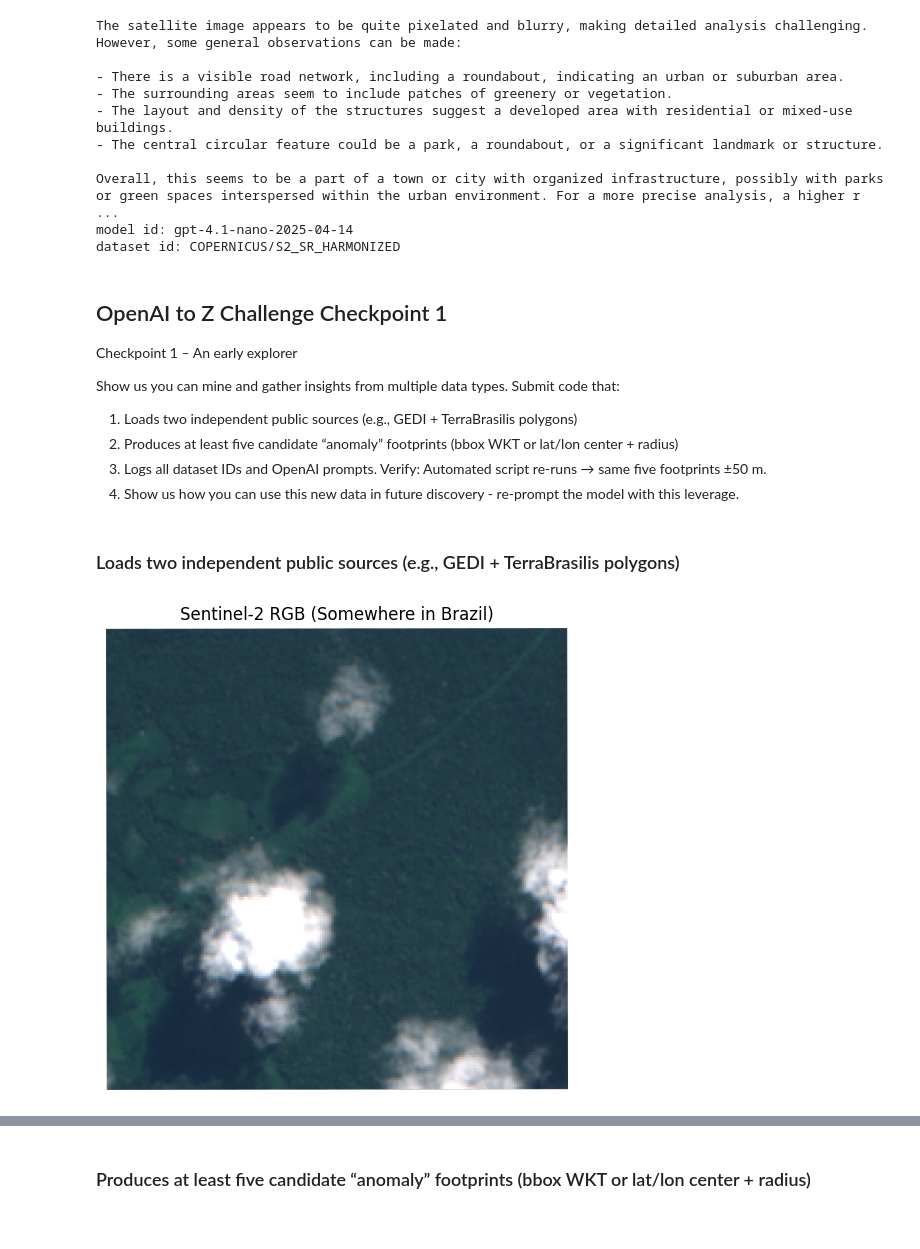
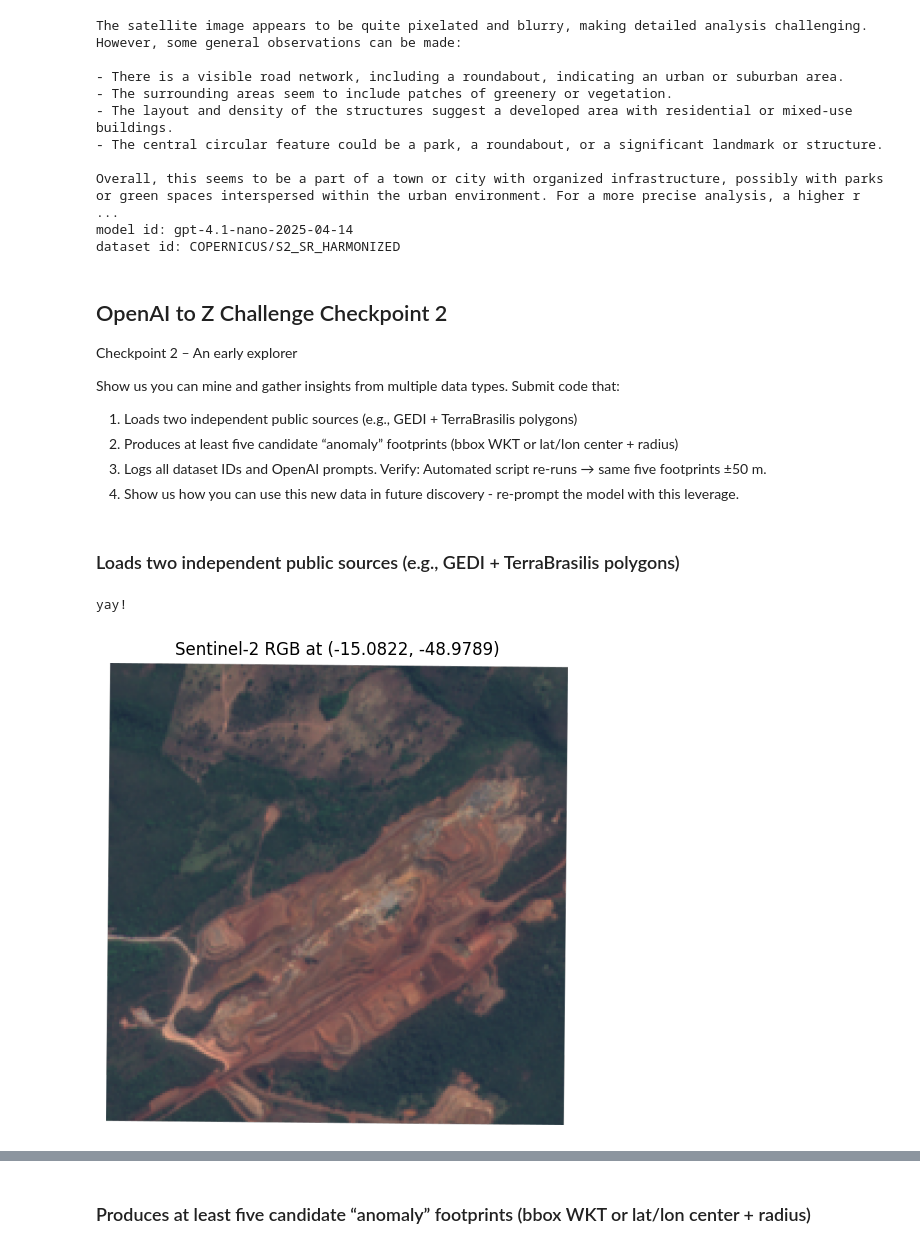
Before and after one commit to koehlepe/openai-to-z-challenge, a Jupyter notebook: 01-checkpoint-1.ipynb, the cells around one changed output, grey strips where cells are left out. Drawn from its saved outputs; the diff is of its cells as text; code cells hidden in the pictures.

Commit message:
Kaggle Notebook | OpenAI to Z Challenge Checkpoint 1 | Version 1

```diff
--- a/01-checkpoint-1.ipynb
+++ b/01-checkpoint-1.ipynb
@@ -148,9 +222,9 @@ Overall, this seems to be a part of a town or city with organized infrastructure
 model id: gpt-4.1-nano-2025-04-14
 dataset id: COPERNICUS/S2_SR_HARMONIZED
 # %% [markdown]
-## OpenAI to Z Challenge Checkpoint 1
+## OpenAI to Z Challenge Checkpoint 2
 
-Checkpoint 1 – An early explorer
+Checkpoint 2 – An early explorer
 
 Show us you can mine and gather insights from multiple data types. Submit code that:
 1. Loads two independent public sources (e.g., GEDI + TerraBrasilis polygons)
@@ -161,52 +235,18 @@ footprints ±50 m.
 leverage.
 # %% [markdown]
 ### Loads two independent public sources (e.g., GEDI + TerraBrasilis polygons)
-# %%
-import ee
-import geemap
-import folium
-import matplotlib.pyplot as plt
-import numpy as np
-from PIL import Image
-import io
-
-# Step 2: Define a small area of interest (AOI)
-aoi = ee.Geometry.Point([-64.7477, -3.4863])  # Somewhere in Brazil
-region = aoi.buffer(1000).bounds()  # ~1km box
-image_dataset_id = "COPERNICUS/S2_HARMONIZED"
-
-
-# Step 3: Load Sentinel-2 surface reflectance image collection
-image = (ee.ImageCollection(image_dataset_id)
-         .filterBounds(region)
-         .filterDate("2022-06-01", "2022-06-30")
-         .filter(ee.Filter.lt('CLOUDY_PIXEL_PERCENTAGE', 10))
-         .first()
-         .clip(region))
-
-# Step 4: Select bands for RGB and visualize
-rgb_bands = ['B4', 'B3', 'B2']  # Red, Green, Blue
-
-# Export a thumbnail image (low-res preview) as a BytesIO object
-rgb_image = image.select(rgb_bands).visualize(min=0, max=3000)
-
-# Download thumbnail (1024px max side length)
-url = rgb_image.getThumbURL({
-    'region': region,
-    'dimensions': 1024,
-    'format': 'png'
-})
-
-# Fetch and display
-import requests
-response = requests.get(url)
-img = Image.open(io.BytesIO(response.content))
-
-# Display using matplotlib
-plt.figure(figsize=(6, 6))
-plt.imshow(img)
-plt.axis('off')
-plt.title("Sentinel-2 RGB (Somewhere in Brazil)")
-plt.show()
-# %% [output]
-[figure, removed]
+# %%
+import pandas as pd
+
+file_path = '/kaggle/input/historical-and-archeological-sites-in-brazil/translated_sites.csv'
+df = pd.read_csv(file_path)
+
+visualize_sentinel2(
+    lat=df['latitude'][0],
+    lon=df['longitude'][0],
+    max_cloud_coverage=20
+)
+print("yay!")
+# %% [output]
+yay!
+[figure, added]
```
Also changed, not shown: parts of 2 cells of this notebook.
